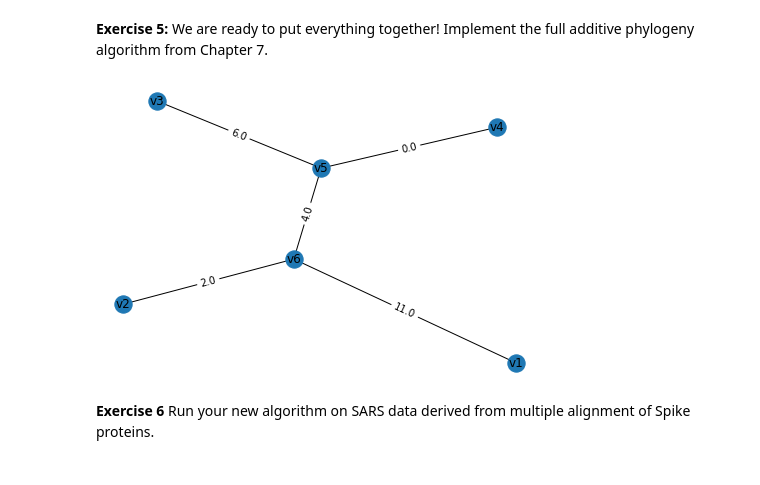
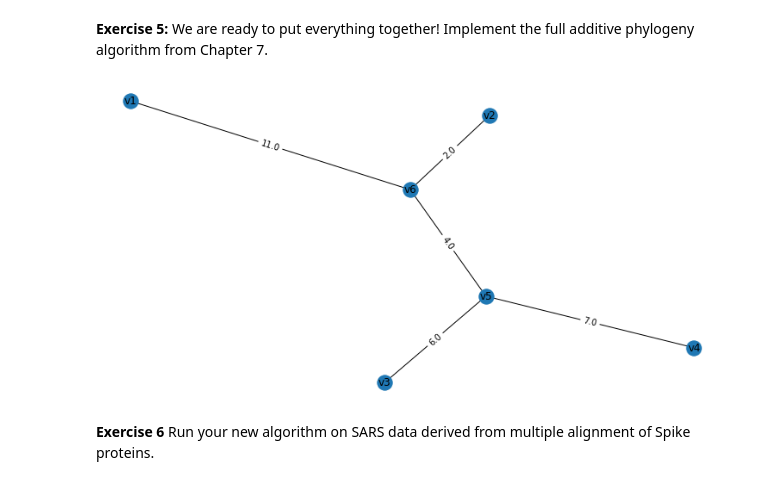
Before and after one commit to csc-448-2021-fall/csc-448-student, a Jupyter notebook: assignments/Assignment5.ipynb, the cells around one changed output. Saved outputs shown, nothing was run; the diff lists cells and outputs as text; code cells hidden in the pictures.

```diff
--- a/assignments/Assignment5.ipynb
+++ b/assignments/Assignment5.ipynb
@@ -77,7 +72,7 @@ Input: Distance matrix $D$ and node name $n$.
 
 Output: Return the node names $i,k$ that satisfy $D_{i,k} = D_{i,n} + D_{n,k}$. In other words, where can you insert $n$ back in.
 # %%
-D=Assignment5_helper.D
+D=Assignment5_helper.D.copy()
 print("Starting D")
 print(D)
 limbLength = Assignment5_helper.limb(D,D.index[-1]) # our algorithm will choose the last node
@@ -120,10 +115,10 @@ Assignment5_helper.show(base_G)
 # %% [markdown]
 **Exercise 5:** We are ready to put everything together! Implement the full additive phylogeny algorithm from Chapter 7.
 # %%
-G2 = Assignment5_helper.additive_phylogeny(D,len(D)+1)
+G2 = Assignment5_helper.additive_phylogeny(Assignment5_helper.D,len(D)+1)
 Assignment5_helper.show(G2)
 # %% [output]
-[figure, old version]
+[figure, new version]
 # %% [markdown]
 **Exercise 6** Run your new algorithm on SARS data derived from multiple alignment of Spike proteins.
 # %%
```
Also changed, not shown: parts of 8 cells of this notebook, 6 other files.
